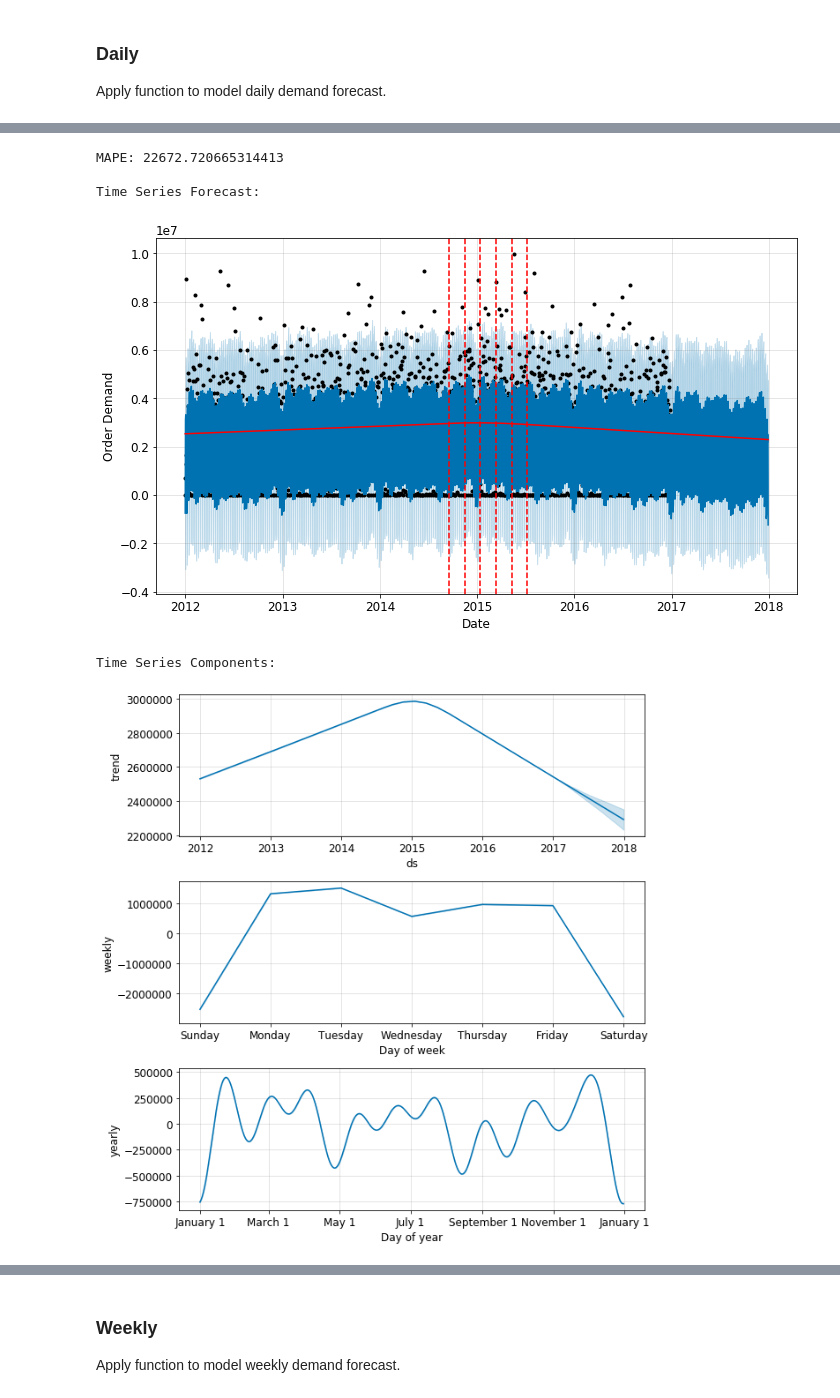
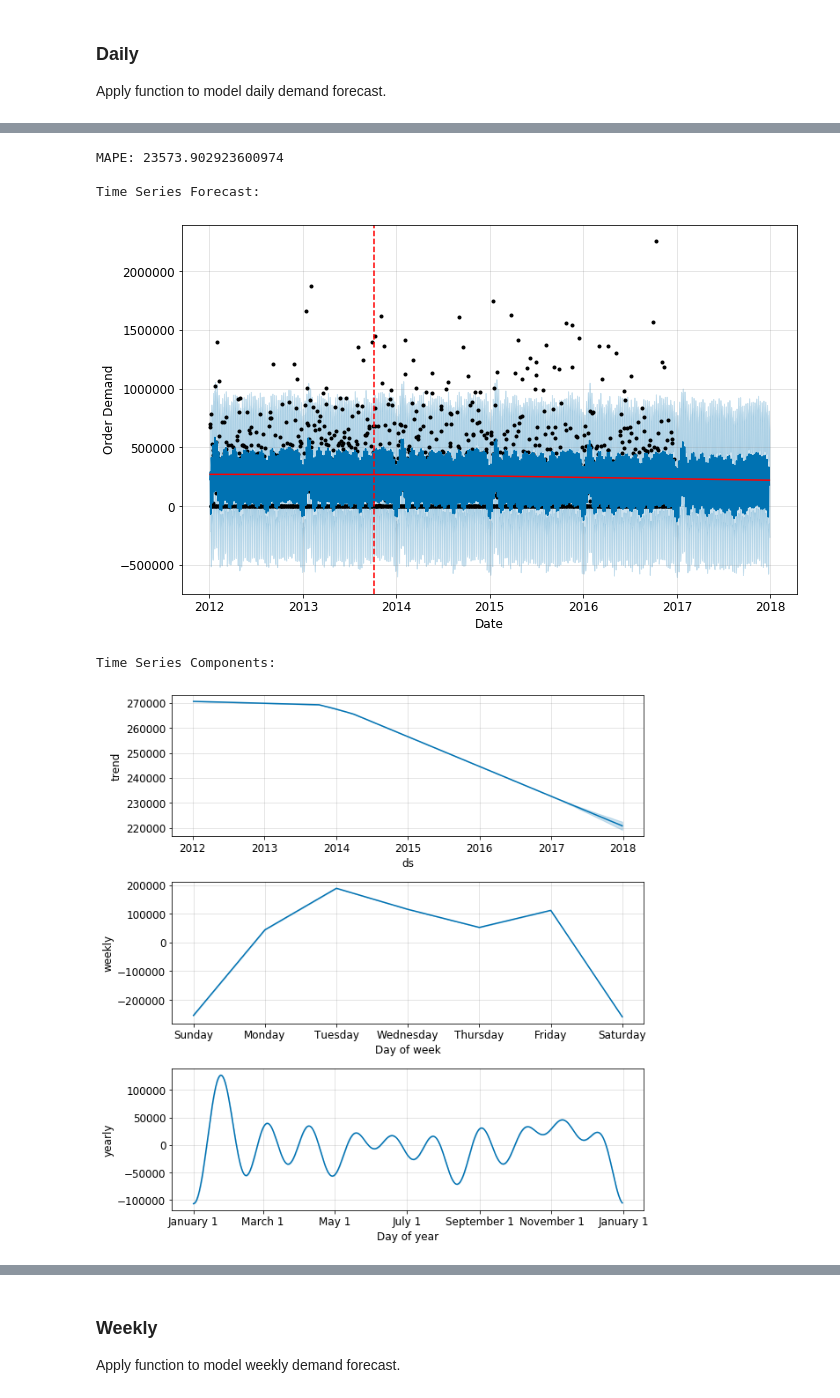
Before and after one commit to JessicaFB/Product-Demand-Forecasting, a Jupyter notebook: Product-Demand-Forecasting.ipynb, the cells around one changed output, grey strips where cells are left out. Drawn from its saved outputs; the diff is of its cells as text; code cells hidden in the pictures.

```diff
--- a/Product-Demand-Forecasting.ipynb
+++ b/Product-Demand-Forecasting.ipynb
@@ -944,9 +944,8 @@ def ts_model(ts_df, freq='D', periods=365):
     # Group by frequency
     top_prod = ts_df.groupby(pd.Grouper(freq=freq)).sum()
 
-    if freq == 'D':
-        # Change zeros to 1 for mape calculation
-        top_prod.Order_Demand[top_prod.Order_Demand == 0] = 1
+    # Change zeros to 1 for mape calculation
+    top_prod.Order_Demand[top_prod.Order_Demand == 0] = 1
 
     ### Convert to fbprophet format ###
 
@@ -996,9 +1012,9 @@ Apply function to model daily demand forecast.
 # %%
-daily_forcast = ts_model(ts_df, freq='D', periods=365)
+daily_forcast = ts_model(top_prod, freq='D', periods=365)
 # %% [output]
-MAPE: 22672.720665314413
+MAPE: 23573.902923600974
 
 Time Series Forecast:
-[figure, old version]
+[figure, new version]
 Time Series Components:
-[figure, old version]
+[figure, new version]
```
Also changed, not shown: parts of 19 cells of this notebook.
